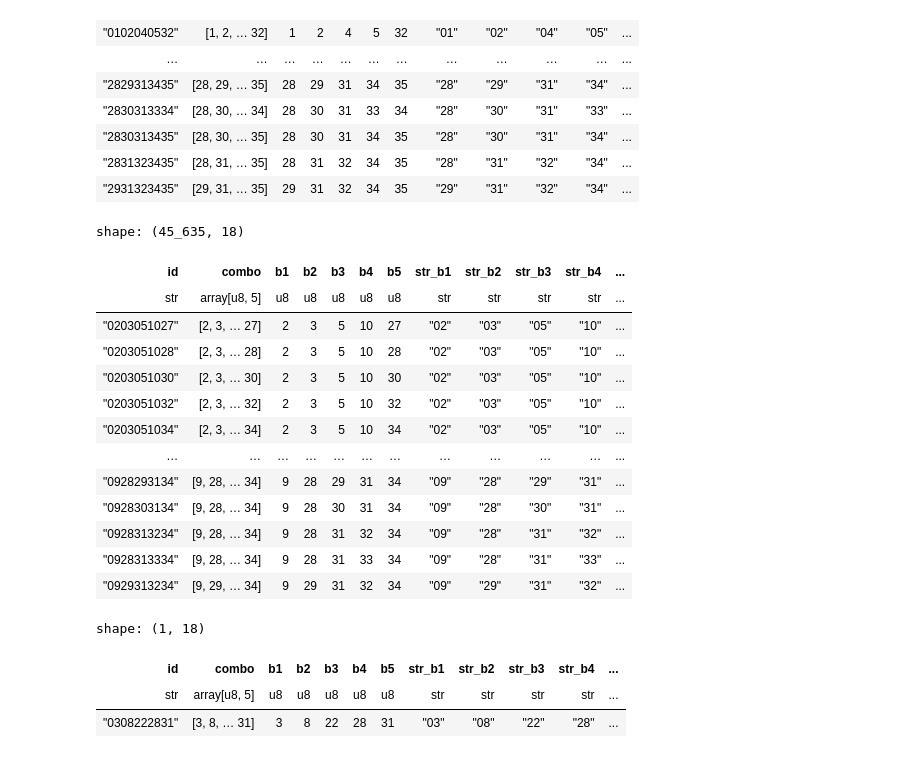
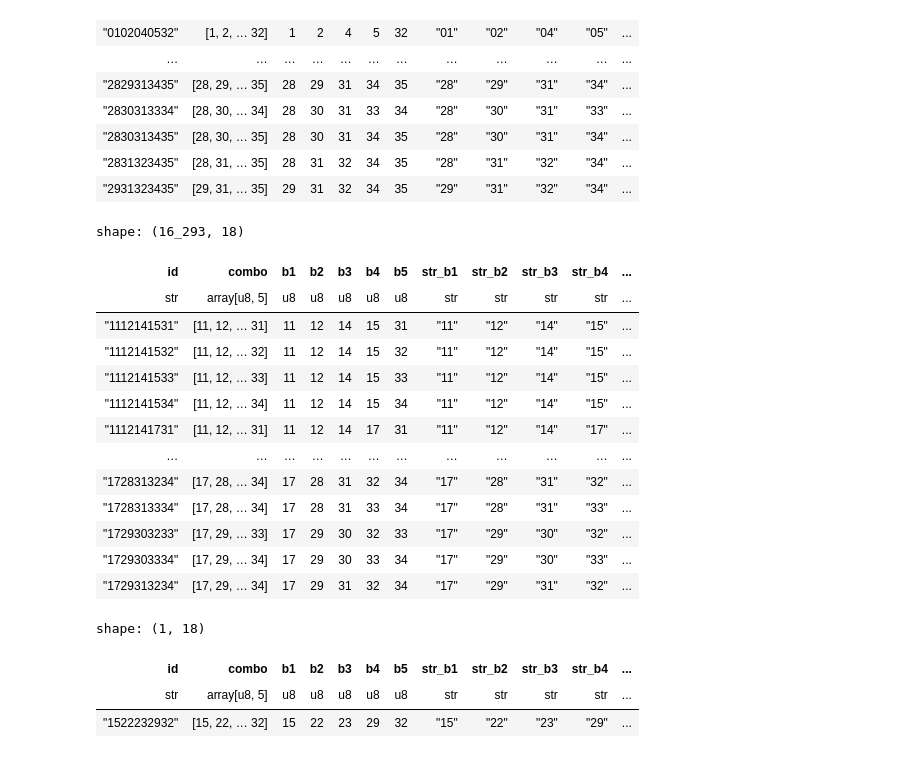
Before and after one commit to coins5/tinkapp.v4, a Jupyter notebook: explore_bolillas_v3_GN.ipynb, the cells around one changed output. Saved outputs shown, nothing was run; the diff lists cells and outputs as text; code cells hidden in the pictures.

```diff
--- a/explore_bolillas_v3_GN.ipynb
+++ b/explore_bolillas_v3_GN.ipynb
@@ -188,5 +193,5 @@ def plot_post_col (col: str, post_col: str, test_value: str):
 
   return lst_post_str_b, lst_jumps_map
 # %%
-possible_b1, exclude_jump_maps_b1 = plot_post_col(col='str_b1', post_col='post_str_b1', test_value="07")
+possible_b1, exclude_jump_maps_b1 = plot_post_col(col='str_b1', post_col='post_str_b1', test_value="03")
 # %% [output]
@@ -249,3 +258,3 @@ shape: (97, 2)
 # %%
-possible_blast, exclude_jump_maps_blast = plot_post_col(col='str_b5', post_col='post_str_blast', test_value="24")
+possible_blast, exclude_jump_maps_blast = plot_post_col(col='str_b5', post_col='post_str_blast', test_value="23")
 # %% [output]
@@ -404,35 +417,36 @@ shape: (160_296, 18)
 # %%
 # possible_b1, exclude_jump_maps_b1
 
 df_possible = df_Orows.filter(
-  pl.col("str_b1").is_in(possible_b1),
-  ~pl.col("str_b1").is_in(['07', '08', '01']),
+  # pl.col("str_b1").is_in(possible_b1),
+  pl.col("str_b1").is_in(['11', '12', '13', '14', '15', '16', '17']),
+  # ~pl.col("str_b1").is_in(['18', '19', '20', '21', '22', '23', '24', '26']),
   ~pl.col("jumps_map").is_in(exclude_jump_maps_b1 + exclude_jump_maps_blast),
   pl.col("str_b5").is_in(possible_blast),
-  ~pl.col("str_b5").is_in(['22', '33', '35']),
+  ~pl.col("str_b5").is_in(['24', '38', '35']),
   pl.col("is_rare_combination") == False
 )
 
 df_possible
 # %% [output]
-shape: (45_635, 18)
+shape: (16_293, 18)
 | id | combo | b1 | b2 | b3 | b4 | b5 | str_b1 | str_b2 | str_b3 | str_b4 | ... |
 | str | array[u8, 5] | u8 | u8 | u8 | u8 | u8 | str | str | str | str | ... |
-| "0203051027" | [2, 3, … 27] | 2 | 3 | 5 | 10 | 27 | "02" | "03" | "05" | "10" | ... |
-| "0203051028" | [2, 3, … 28] | 2 | 3 | 5 | 10 | 28 | "02" | "03" | "05" | "10" | ... |
-| "0203051030" | [2, 3, … 30] | 2 | 3 | 5 | 10 | 30 | "02" | "03" | "05" | "10" | ... |
-| "0203051032" | [2, 3, … 32] | 2 | 3 | 5 | 10 | 32 | "02" | "03" | "05" | "10" | ... |
-| "0203051034" | [2, 3, … 34] | 2 | 3 | 5 | 10 | 34 | "02" | "03" | "05" | "10" | ... |
+| "1112141531" | [11, 12, … 31] | 11 | 12 | 14 | 15 | 31 | "11" | "12" | "14" | "15" | ... |
+| "1112141532" | [11, 12, … 32] | 11 | 12 | 14 | 15 | 32 | "11" | "12" | "14" | "15" | ... |
+| "1112141533" | [11, 12, … 33] | 11 | 12 | 14 | 15 | 33 | "11" | "12" | "14" | "15" | ... |
+| "1112141534" | [11, 12, … 34] | 11 | 12 | 14 | 15 | 34 | "11" | "12" | "14" | "15" | ... |
+| "1112141731" | [11, 12, … 31] | 11 | 12 | 14 | 17 | 31 | "11" | "12" | "14" | "17" | ... |
 | … | … | … | … | … | … | … | … | … | … | … | ... |
-| "0928293134" | [9, 28, … 34] | 9 | 28 | 29 | 31 | 34 | "09" | "28" | "29" | "31" | ... |
-| "0928303134" | [9, 28, … 34] | 9 | 28 | 30 | 31 | 34 | "09" | "28" | "30" | "31" | ... |
-| "0928313234" | [9, 28, … 34] | 9 | 28 | 31 | 32 | 34 | "09" | "28" | "31" | "32" | ... |
-| "0928313334" | [9, 28, … 34] | 9 | 28 | 31 | 33 | 34 | "09" | "28" | "31" | "33" | ... |
-| "0929313234" | [9, 29, … 34] | 9 | 29 | 31 | 32 | 34 | "09" | "29" | "31" | "32" | ... |
+| "1728313234" | [17, 28, … 34] | 17 | 28 | 31 | 32 | 34 | "17" | "28" | "31" | "32" | ... |
+| "1728313334" | [17, 28, … 34] | 17 | 28 | 31 | 33 | 34 | "17" | "28" | "31" | "33" | ... |
+| "1729303233" | [17, 29, … 33] | 17 | 29 | 30 | 32 | 33 | "17" | "29" | "30" | "32" | ... |
+| "1729303334" | [17, 29, … 34] | 17 | 29 | 30 | 33 | 34 | "17" | "29" | "30" | "33" | ... |
+| "1729313234" | [17, 29, … 34] | 17 | 29 | 31 | 32 | 34 | "17" | "29" | "31" | "32" | ... |
 # %%
 df_possible.sample(n=1)
 # %% [output]
 shape: (1, 18)
 | id | combo | b1 | b2 | b3 | b4 | b5 | str_b1 | str_b2 | str_b3 | str_b4 | ... |
 | str | array[u8, 5] | u8 | u8 | u8 | u8 | u8 | str | str | str | str | ... |
-| "0308222831" | [3, 8, … 31] | 3 | 8 | 22 | 28 | 31 | "03" | "08" | "22" | "28" | ... |
+| "1522232932" | [15, 22, … 32] | 15 | 22 | 23 | 29 | 32 | "15" | "22" | "23" | "29" | ... |
```
Also changed, not shown: parts of 4 cells of this notebook.
